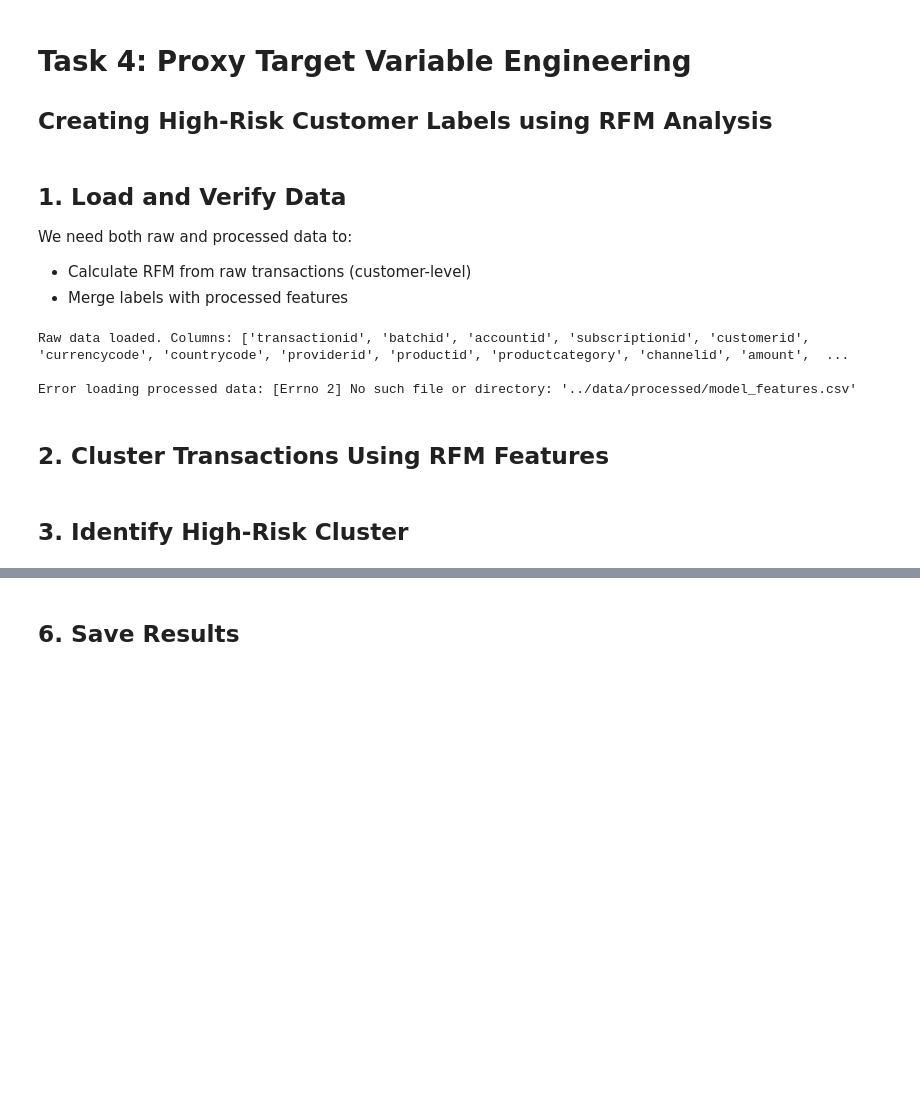
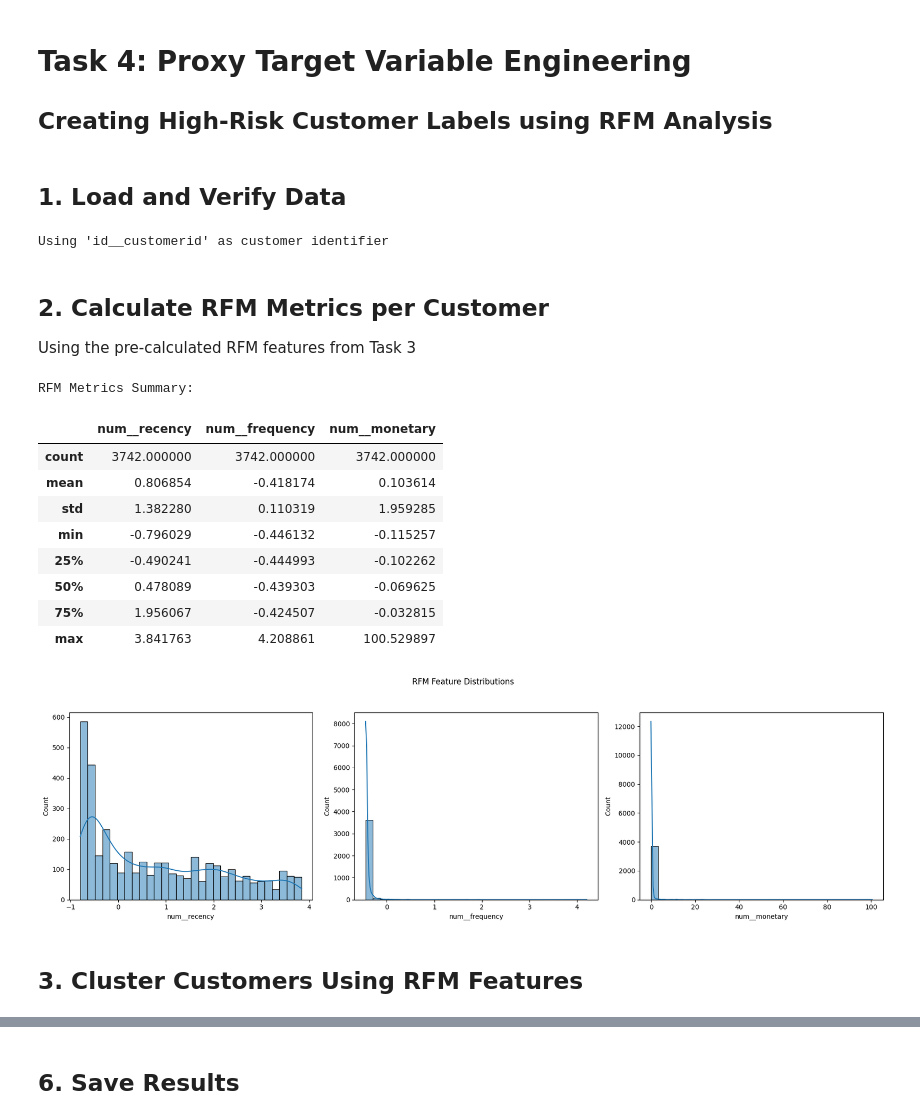
Before and after one commit to Amdemichael/credit-risk-model, a Jupyter notebook: notebooks/target_engineering.ipynb, the cells around one changed output, grey strips where cells are left out. Drawn from its saved outputs; the diff is of its cells as text; code cells hidden in the pictures; blank space fills up the shorter version.

```diff
--- a/notebooks/target_engineering.ipynb
+++ b/notebooks/target_engineering.ipynb
@@ -16,46 +14,60 @@ PROCESSED_DATA_PATH = "../data/processed/model_features.csv"  # From Task 3
 OUTPUT_PATH = "../data/processed/model_features_with_target.csv"
 # %% [markdown]
 ## 1. Load and Verify Data
-We need both raw and processed data to:
-- Calculate RFM from raw transactions (customer-level)
-- Merge labels with processed features
 # %%
-# Load raw data (for RFM calculation)
-try:
-    raw_df = pd.read_csv(RAW_DATA_PATH, parse_dates=['TransactionStartTime'])
-    raw_df.columns = raw_df.columns.str.lower()  # Standardize column names
-    print("Raw data loaded. Columns:", raw_df.columns.tolist())
-except Exception as e:
-    print(f"Error loading raw data: {str(e)}")
+# Load processed data
+processed_df = pd.read_csv(PROCESSED_PATH)
 
-# Load processed features (from Task 3)
-try:
-    processed_df = pd.read_csv(PROCESSED_DATA_PATH)
-    print("\nProcessed data loaded. Columns:", processed_df.columns.tolist())
+# Check for customer ID column (handling both possible column names)
+customer_id_col = None
+for col in ['id__customerid', 'customerid']:
+    if col in processed_df.columns:
+        customer_id_col = col
+        break
 
-    # Check for customer ID
-    if 'customerid' not in processed_df.columns:
-        print("\nCRITICAL: customerid missing in processed data!")
-        print("Please reprocess data with Task 3 fixes before continuing.")
-except Exception as e:
-    print(f"\nError loading processed data: {str(e)}")
+if not customer_id_col:
+    raise ValueError("No customer ID column found - check your Task 3 processing")
+
+print(f"Using '{customer_id_col}' as customer identifier")
+
+# Standardize column name for easier processing
+processed_df = processed_df.rename(columns={customer_id_col: 'customerid'})
 # %% [output]
-Raw data loaded. Columns: ['transactionid', 'batchid', 'accountid', 'subscriptionid', 'customerid', 'currencycode', 'countrycode', 'providerid', 'productid', 'productcategory', 'channelid', 'amount',  ...
-
-Error loading processed data: [Errno 2] No such file or directory: '../data/processed/model_features.csv'
+Using 'id__customerid' as customer identifier
 # %% [markdown]
-## 2. Cluster Transactions Using RFM Features
+## 2. Calculate RFM Metrics per Customer
+Using the pre-calculated RFM features from Task 3
 # %%
-# Scale features (even though they're already normalized)
-scaler = StandardScaler()
-rfm_scaled = scaler.fit_transform(rfm_features)
+# Get first record per customer (since RFM features are constant per customer)
+rfm_metrics = processed_df.groupby('customerid').agg({
+    'num__recency': 'first',
+    'num__frequency': 'first',
+    'num__monetary': 'first'
+}).reset_index()
 
-# Cluster into 3 segments
-kmeans = KMeans(n_clusters=3, random_state=42)
-clusters = kmeans.fit_predict(rfm_scaled)
+print("RFM Metrics Summary:")
+display(rfm_metrics.describe())
 
-# Add clusters back to DataFrame
-processed_df['cluster'] = clusters
+# Visualize distributions
+fig, axes = plt.subplots(1, 3, figsize=(18, 5))
+sns.histplot(rfm_metrics['num__recency'], bins=30, kde=True, ax=axes[0])
+sns.histplot(rfm_metrics['num__frequency'], bins=30, kde=True, ax=axes[1])
+sns.histplot(rfm_metrics['num__monetary'], bins=30, kde=True, ax=axes[2])
+plt.suptitle('RFM Feature Distributions', y=1.05)
+plt.tight_layout()
+plt.show()
+# %% [output]
+RFM Metrics Summary:
+|  | num__recency | num__frequency | num__monetary |
+| count | 3742.000000 | 3742.000000 | 3742.000000 |
+| mean | 0.806854 | -0.418174 | 0.103614 |
+| std | 1.382280 | 0.110319 | 1.959285 |
+| min | -0.796029 | -0.446132 | -0.115257 |
+| 25% | -0.490241 | -0.444993 | -0.102262 |
+| 50% | 0.478089 | -0.439303 | -0.069625 |
+| 75% | 1.956067 | -0.424507 | -0.032815 |
+| max | 3.841763 | 4.208861 | 100.529897 |
+[figure, added]
 # %% [markdown]
-## 3. Identify High-Risk Cluster
+## 3. Cluster Customers Using RFM Features
 # %%
```
Also changed, not shown: parts of 9 cells of this notebook, 12 other files.
